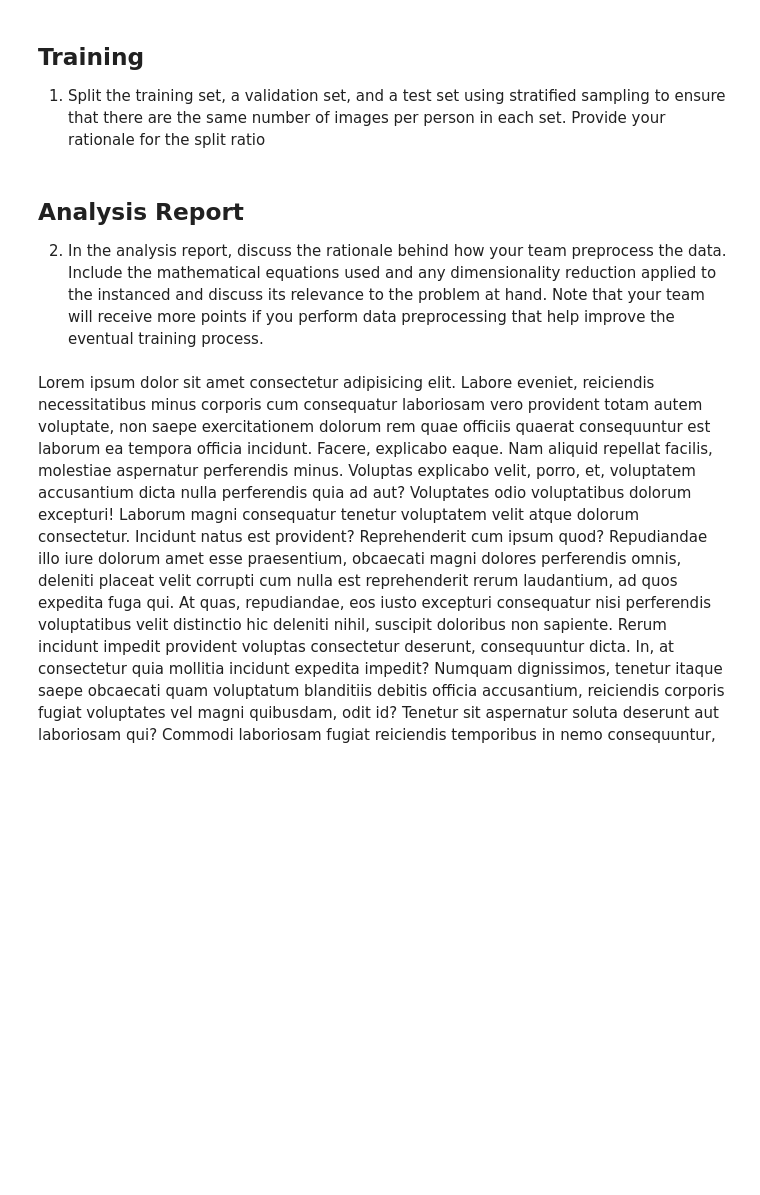
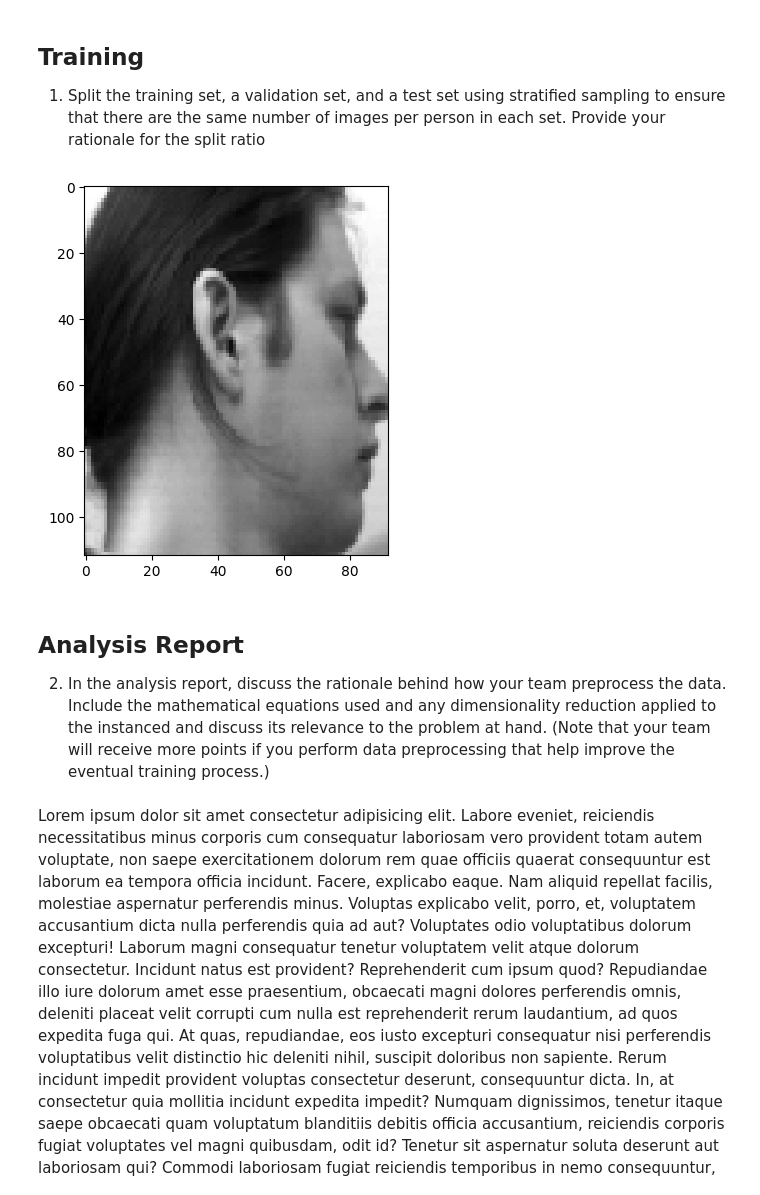
Before and after one commit to Snorlax-x-Panda/FR-I-F24, a Jupyter notebook: FRI-F24.ipynb, the cells around one changed output. Saved outputs shown, nothing was run; the diff lists cells and outputs as text; code cells hidden in the pictures; blank space fills up the shorter version.

```diff
--- a/FRI-F24.ipynb
+++ b/FRI-F24.ipynb
@@ -14,3 +34,18 @@ In this Project, We have been approached by a law enforcement security company A
 # %% [markdown]
 <b><h2 style="margin-bottom:0px;">Training</h2></b>
 1. Split the training set, a validation set, and a test set using stratified sampling to ensure that there are the same number of images per person in each set. Provide your rationale for the split ratio
+# %%
+## Load the data EXAMPLE
+data = sio.loadmat('umist_cropped.mat')
+facedat = data['facedat']
+
+first_person = facedat[0]
+
+test = first_person[0]
+
+test1 = test[:, :, 0]
+
+plt.imshow(test1, cmap='gray')
+plt.show()
+# %% [output]
+[figure, added]
@@ -19,5 +60,5 @@ In this Project, We have been approached by a law enforcement security company A
 # %% [markdown]
 <b><h2 style="margin-bottom:0px;">Analysis Report</h2></b>
 
-2. In the analysis report, discuss the rationale behind how your team preprocess the data. Include the mathematical equations used and any dimensionality reduction applied to the instanced and discuss its relevance to the problem at hand. Note that your team will receive more points if you perform data preprocessing that help improve the eventual training process.
+2. In the analysis report, discuss the rationale behind how your team preprocess the data. Include the mathematical equations used and any dimensionality reduction applied to the instanced and discuss its relevance to the problem at hand. (Note that your team will receive more points if you perform data preprocessing that help improve the eventual training process.)
 # %% [markdown]
```
Also changed, not shown: parts of 6 cells of this notebook.
